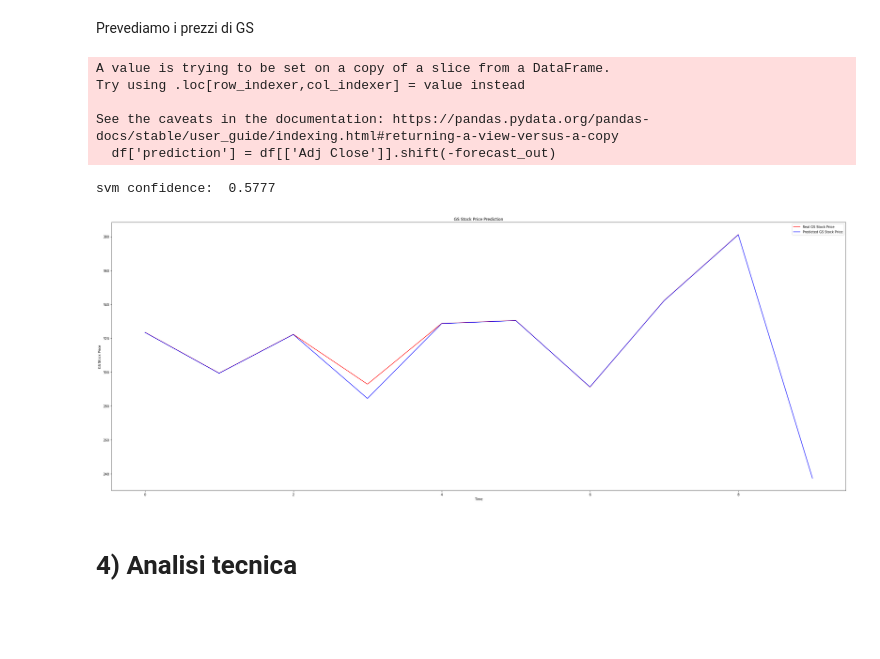
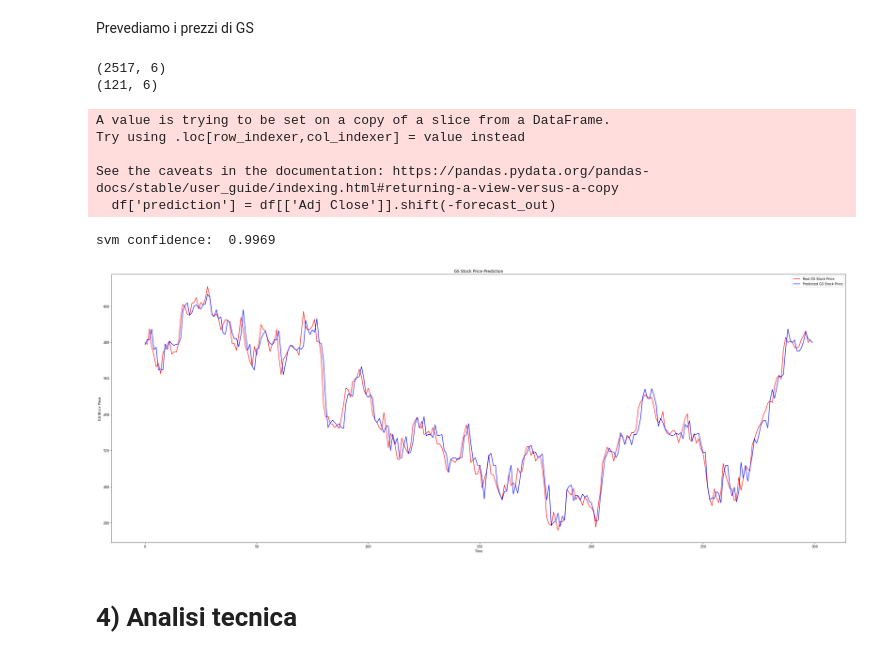
Before and after one commit to michelebanfi/business-intelligence, a Jupyter notebook: BanfiMichele869294.ipynb, the cells around one changed output. Drawn from its saved outputs; the diff is of its cells as text; code cells hidden in the pictures; blank space fills up the shorter version.

```diff
--- a/BanfiMichele869294.ipynb
+++ b/BanfiMichele869294.ipynb
@@ -564,45 +564,51 @@ GSm = GS.groupby(pd.Grouper(freq='M')).last()
 Cm = C.groupby(pd.Grouper(freq='M')).last()
 KOm = KO.groupby(pd.Grouper(freq='M')).last()
 PEPm = PEP.groupby(pd.Grouper(freq='M')).last()
+# %%
+print(NFLX.shape)
+print(METAm.shape)
+# %% [output]
+(2517, 6)
+(121, 6)
 # %%
-df = GSm[['Adj Close']]
+df = GS[['Adj Close']]
 forecast_out = 1
-monthPrevision = 10
+monthPrevision = 10 * 30
 df['prediction'] = df[['Adj Close']].shift(-forecast_out)
 x = np.array(df.drop(['prediction'], 1))
 x = x[:-forecast_out]
 y = np.array(df['prediction'])
 y = y[:-forecast_out]
 
 #usiamo 30 mesi per il test e 80 per il train
-x_train, x_test, y_train, y_test = train_test_split(x, y, test_size=30, train_size=80)
+x_train, x_test, y_train, y_test = train_test_split(x, y, test_size=0.25, train_size=0.66)
 svr_rbf = SVR(kernel='rbf', C=1e3, gamma=0.1)
 svr_rbf.fit(x_train, y_train)
 svm_confidence = svr_rbf.score(x_test, y_test)
 print("svm confidence: ", round(svm_confidence, 4))
 
 #prendiamo gli ultimi 10 mesi per fare la previsione
 x_mesi = np.array(df.drop(['prediction'], 1))[-monthPrevision:]
 y_mesi = np.array(df.drop(['Adj Close'], 1))[-monthPrevision:]
 
 #effettuiamo la previsione
 svm_prediction = svr_rbf.predict(x_mesi)
 plt.figure(figsize=(40,15))
 plt.plot(y_mesi, color='red', label='Real GS Stock Price')
 plt.plot(svm_prediction, color='blue', label='Predicted GS Stock Price')
 plt.title('GS Stock Price Prediction')
 plt.xlabel('Time')
 plt.ylabel('GS Stock Price')
 plt.legend()
 plt.show()
 # %% [output]
 A value is trying to be set on a copy of a slice from a DataFrame.
 Try using .loc[row_indexer,col_indexer] = value instead
 
 See the caveats in the documentation: https://pandas.pydata.org/pandas-docs/stable/user_guide/indexing.html#returning-a-view-versus-a-copy
   df['prediction'] = df[['Adj Close']].shift(-forecast_out)
-svm confidence:  0.5777
+svm confidence:  0.9969
-[figure, old version]
+[figure, new version]
 # %% [markdown]
 # 4) Analisi tecnica
 # %%
```
Also changed, not shown: parts of 27 cells of this notebook.
